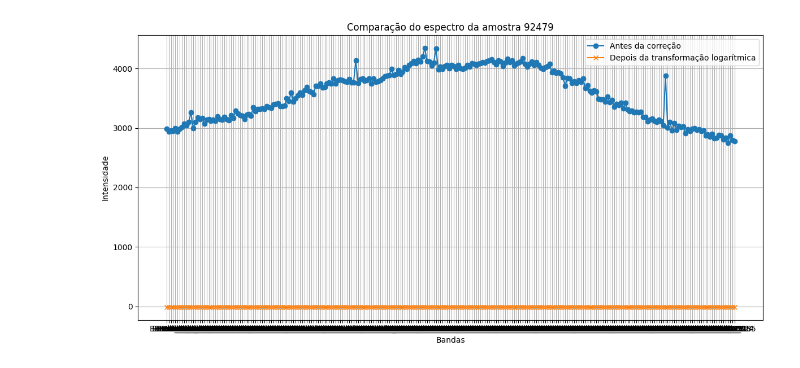
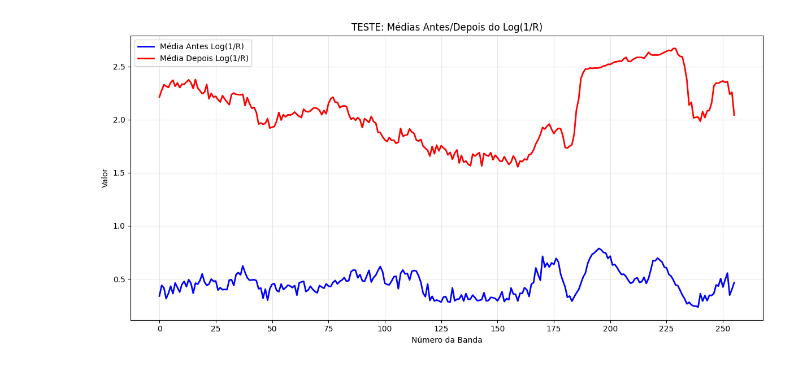
Before and after one commit to jeffersonfelex/hsi-swir-bacteria-xgboost, a Jupyter notebook: notebooks/pre_processing/transformada_log.ipynb, the cells around one changed output. Drawn from its saved outputs; the diff is of its cells as text; code cells hidden in the pictures.

```diff
--- a/notebooks/pre_processing/transformada_log.ipynb
+++ b/notebooks/pre_processing/transformada_log.ipynb
@@ -4,7 +4,7 @@ import pandas as pd
 import matplotlib.pyplot as plt
 import os
 # %%
-input_path = "/mnt/c/Users/jefferson.faria/Documents/GitHub/ic-2025/dataSet/data-preProcessed/pre_processing/espectros_correction_msc.csv"
+input_path = "/mnt/c/Users/jefferson.faria/Documents/GitHub/ic-2025/dataSet/data-preProcessed/pre_processing/espectros_msc.csv"
 output_dir = "/mnt/c/Users/jefferson.faria/Documents/GitHub/ic-2025/dataSet/data-preProcessed/pre_processing"
 output_path = os.path.join(output_dir, 'espectros_transformada_log.csv')
 # %%
@@ -28,25 +18,26 @@ df_espectros.head()
 # %%
-# Escolhe a última amostra
-indice_amostra = df.shape[0] - 1
+plt.figure(figsize=(12, 6))
 
-# Converte colunas para float se forem numéricas
-try:
-    bandas = df.columns.astype(float)
-except:
-    bandas = df.columns
+# Plotar apenas as médias primeiro para verificar
+media_antes = data.mean(axis=0)
+media_depois = data_log.mean(axis=0)
 
-plt.figure(figsize=(12, 6))
-plt.plot(bandas, df.iloc[indice_amostra, :], label='Antes da correção', marker='o')
-plt.plot(bandas, df_espectros.iloc[indice_amostra, :], label='Depois da transformação logarítmica', marker='x')
-plt.xlabel('Bandas')
-plt.ylabel('Intensidade')
-plt.title(f'Comparação do espectro da amostra {indice_amostra}')
+bandas_numeros = np.arange(len(media_antes))
+
+plt.plot(bandas_numeros, media_antes, label='Média Antes Log(1/R)', linewidth=2, color='blue')
+plt.plot(bandas_numeros, media_depois, label='Média Depois Log(1/R)', linewidth=2, color='red')
+
+plt.xlabel('Número da Banda')
+plt.ylabel('Valor')
+plt.title('TESTE: Médias Antes/Depois do Log(1/R)')
 plt.legend()
-plt.grid(True)
+plt.grid(True, alpha=0.3)
+plt.xticks(bandas_numeros[::len(bandas_numeros)//10])
+
 plt.tight_layout()
 plt.show()
 # %% [output]
-[figure, old version]
+[figure, new version]
 # %%
 df_espectros.to_csv(output_path, index=False)
 print("Arquivo corrigido salvo com sucesso em:\n", output_path)
```
Also changed, not shown: parts of 2 cells of this notebook, 20 other files.
